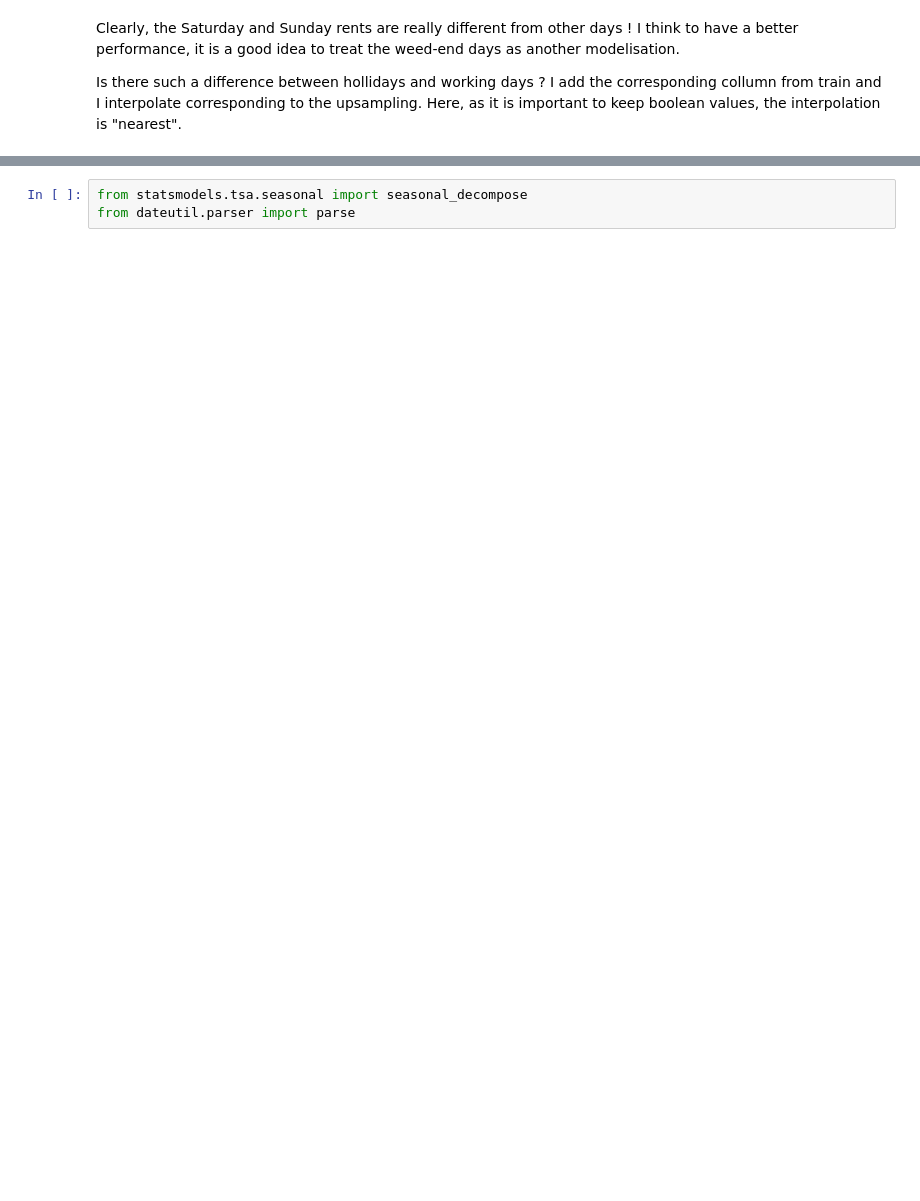
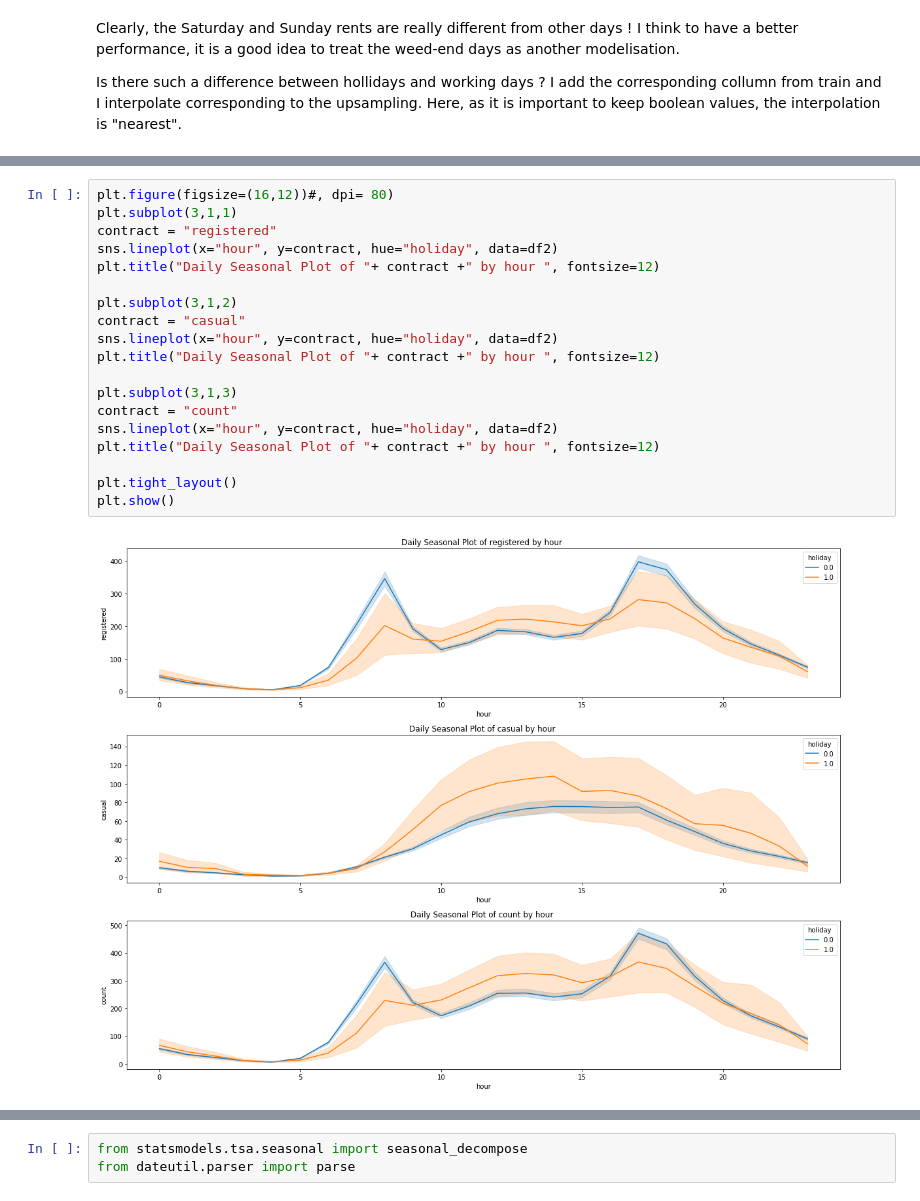
Before and after one commit to ClaireGayral/kaggle_bikes, a Jupyter notebook: bike_exploratory_analysis.ipynb, the cells around one changed output, grey strips where cells are left out. Saved outputs shown, nothing was run; the diff lists cells and outputs as text; blank space fills up the shorter version.

```diff
--- a/bike_exploratory_analysis.ipynb
+++ b/bike_exploratory_analysis.ipynb
@@ -573,0 +569,21 @@ df
+# %%
+plt.figure(figsize=(16,12))#, dpi= 80)
+plt.subplot(3,1,1)
+contract = "registered"
+sns.lineplot(x="hour", y=contract, hue="holiday", data=df2)
+plt.title("Daily Seasonal Plot of "+ contract +" by hour ", fontsize=12)
+
+plt.subplot(3,1,2)
+contract = "casual"
+sns.lineplot(x="hour", y=contract, hue="holiday", data=df2)
+plt.title("Daily Seasonal Plot of "+ contract +" by hour ", fontsize=12)
+
+plt.subplot(3,1,3)
+contract = "count"
+sns.lineplot(x="hour", y=contract, hue="holiday", data=df2)
+plt.title("Daily Seasonal Plot of "+ contract +" by hour ", fontsize=12)
+
+plt.tight_layout()
+plt.show()
+# %% [output]
+[figure, added]
```
Also changed, not shown: parts of 83 cells of this notebook.
